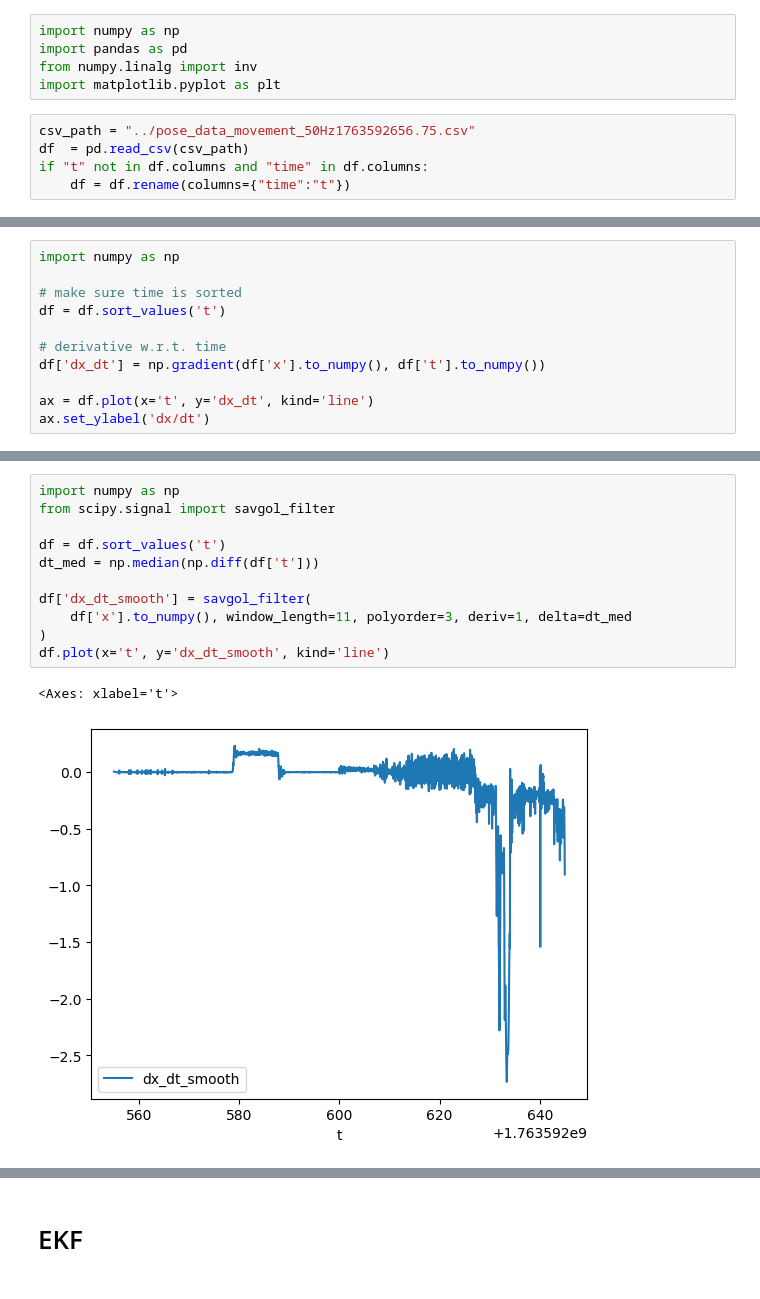
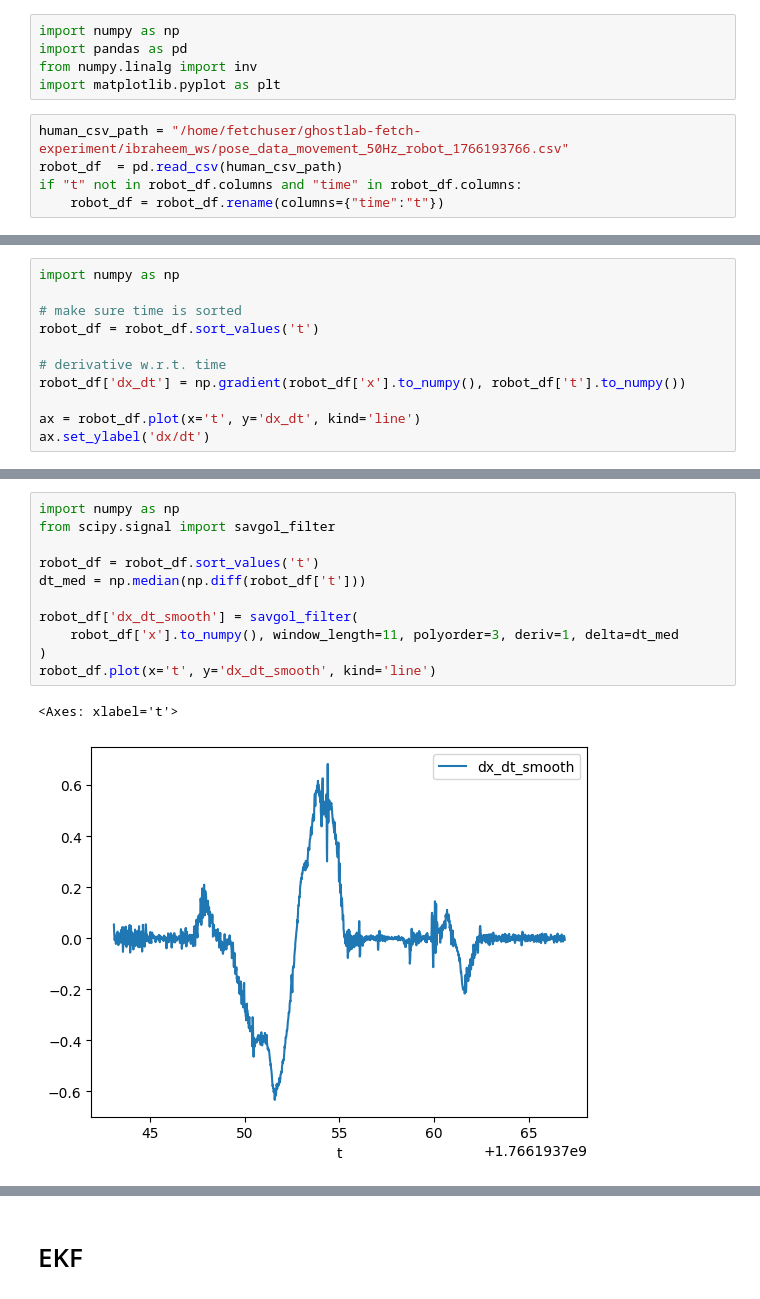
Before and after one commit to ibraheem-111/ghostlab-fetch-experiment, a Jupyter notebook: analysis/test.ipynb, the cells around one changed output, grey strips where cells are left out. Saved outputs shown, nothing was run; the diff lists cells and outputs as text.

```diff
--- a/analysis/test.ipynb
+++ b/analysis/test.ipynb
@@ -4,8 +4,8 @@ import pandas as pd
 from numpy.linalg import inv
 import matplotlib.pyplot as plt
 # %%
-csv_path = "../pose_data_movement_50Hz1763592656.75.csv"
-df  = pd.read_csv(csv_path)
-if "t" not in df.columns and "time" in df.columns:
-    df = df.rename(columns={"time":"t"})
+human_csv_path = "/home/fetchuser/ghostlab-fetch-experiment/ibraheem_ws/pose_data_movement_50Hz_robot_1766193766.csv"
+robot_df  = pd.read_csv(human_csv_path)
+if "t" not in robot_df.columns and "time" in robot_df.columns:
+    robot_df = robot_df.rename(columns={"time":"t"})
 # %%
@@ -22,12 +22,12 @@ df.plot(x = "t", y="x", kind="line")
 import numpy as np
 
 # make sure time is sorted
-df = df.sort_values('t')
+robot_df = robot_df.sort_values('t')
 
 # derivative w.r.t. time
-df['dx_dt'] = np.gradient(df['x'].to_numpy(), df['t'].to_numpy())
+robot_df['dx_dt'] = np.gradient(robot_df['x'].to_numpy(), robot_df['t'].to_numpy())
 
-ax = df.plot(x='t', y='dx_dt', kind='line')
+ax = robot_df.plot(x='t', y='dx_dt', kind='line')
 ax.set_ylabel('dx/dt')
 # %% [output]
 Text(0, 0.5, 'dx/dt')
@@ -35,17 +35,17 @@ Text(0, 0.5, 'dx/dt')
 # %%
 import numpy as np
 from scipy.signal import savgol_filter
 
-df = df.sort_values('t')
-dt_med = np.median(np.diff(df['t']))
+robot_df = robot_df.sort_values('t')
+dt_med = np.median(np.diff(robot_df['t']))
 
-df['dx_dt_smooth'] = savgol_filter(
-    df['x'].to_numpy(), window_length=11, polyorder=3, deriv=1, delta=dt_med
+robot_df['dx_dt_smooth'] = savgol_filter(
+    robot_df['x'].to_numpy(), window_length=11, polyorder=3, deriv=1, delta=dt_med
 )
-df.plot(x='t', y='dx_dt_smooth', kind='line')
+robot_df.plot(x='t', y='dx_dt_smooth', kind='line')
 # %% [output]
 <Axes: xlabel='t'>
-[figure, old version]
+[figure, new version]
 # %%
 # Reconstruct sub-second timing if 't' looks like integers / duplicates
 def build_time_axis(series):
```
Also changed, not shown: parts of 14 cells of this notebook, 3 other files.
